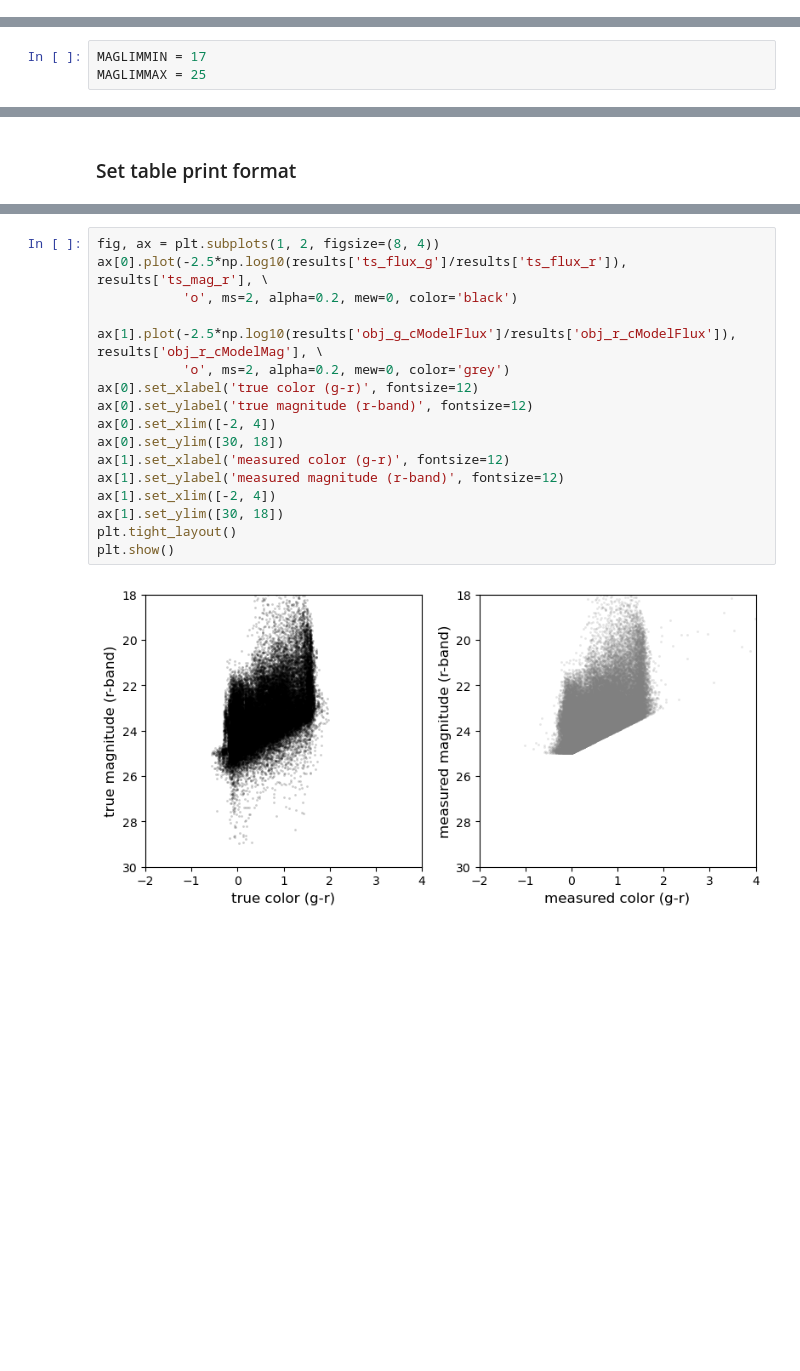
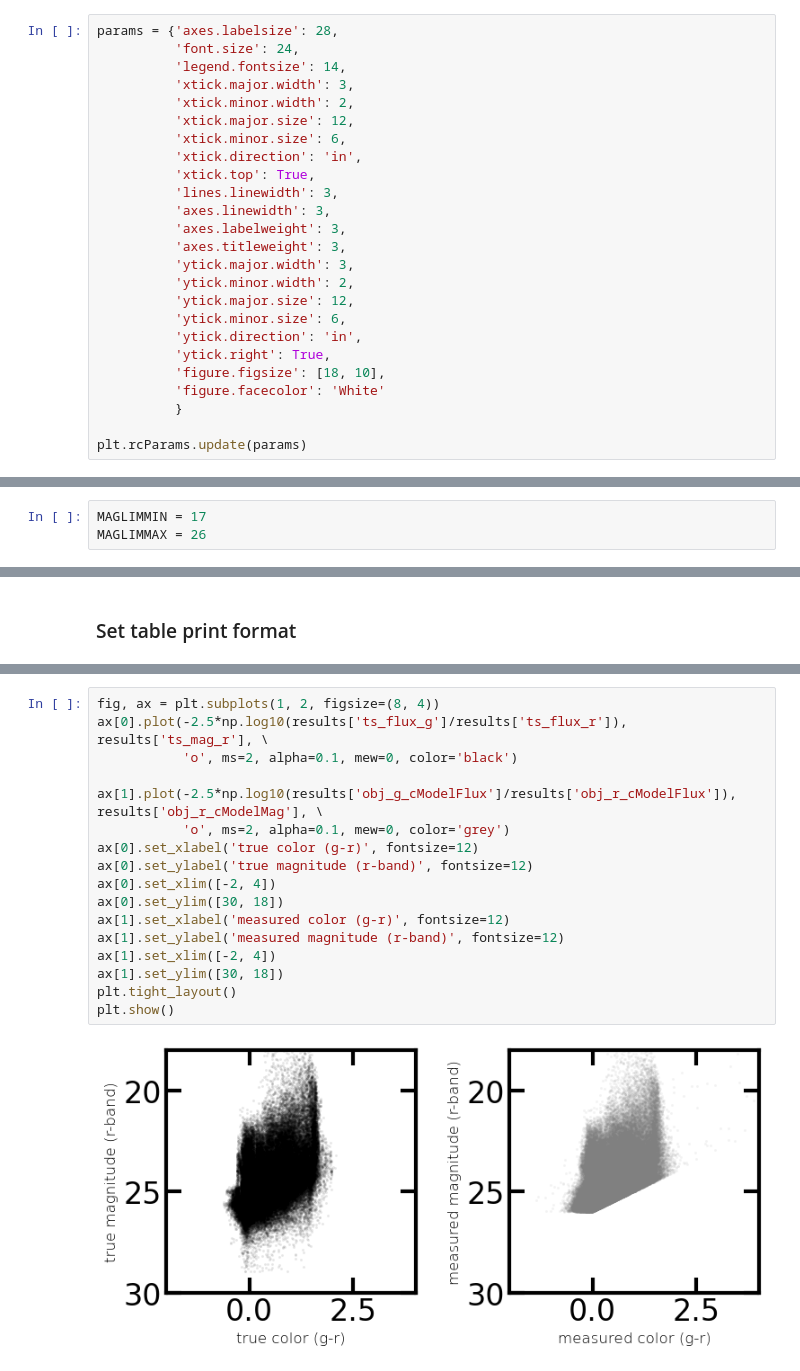
Before and after one commit to rubin-dp0/delegate-contributions-dp02, a Jupyter notebook: photoz/MLScikitL_Estimator/01_MLscikitL_PhotoZSimple_GetData.ipynb, the cells around one changed output, grey strips where cells are left out. Saved outputs shown, nothing was run; the diff lists cells and outputs as text; blank space fills up the shorter version.

```diff
--- a/photoz/MLScikitL_Estimator/01_MLscikitL_PhotoZSimple_GetData.ipynb
+++ b/photoz/MLScikitL_Estimator/01_MLscikitL_PhotoZSimple_GetData.ipynb
@@ -30 +40,26 @@ pd.set_option('display.max_rows', 200)
+# %%
+params = {'axes.labelsize': 28,
+          'font.size': 24,
+          'legend.fontsize': 14,
+          'xtick.major.width': 3,
+          'xtick.minor.width': 2,
+          'xtick.major.size': 12,
+          'xtick.minor.size': 6,
+          'xtick.direction': 'in',
+          'xtick.top': True,
+          'lines.linewidth': 3,
+          'axes.linewidth': 3,
+          'axes.labelweight': 3,
+          'axes.titleweight': 3,
+          'ytick.major.width': 3,
+          'ytick.minor.width': 2,
+          'ytick.major.size': 12,
+          'ytick.minor.size': 6,
+          'ytick.direction': 'in',
+          'ytick.right': True,
+          'figure.figsize': [18, 10],
+          'figure.facecolor': 'White'
+          }
+
+plt.rcParams.update(params)
 # %% [markdown]
@@ -46,6 +87,6 @@ use_radius = "0.5"
 # %%
 MAGLIMMIN = 17
-MAGLIMMAX = 25
+MAGLIMMAX = 26
 # %%
 # username
 myusername=getpass.getuser()
@@ -439,22 +697,22 @@ Recall that these plots do not contain data for stars, as only true galaxies wer
 # %%
 fig, ax = plt.subplots(1, 2, figsize=(8, 4))
 ax[0].plot(-2.5*np.log10(results['ts_flux_g']/results['ts_flux_r']), results['ts_mag_r'], \
-           'o', ms=2, alpha=0.2, mew=0, color='black')
+           'o', ms=2, alpha=0.1, mew=0, color='black')
 
 ax[1].plot(-2.5*np.log10(results['obj_g_cModelFlux']/results['obj_r_cModelFlux']), results['obj_r_cModelMag'], \
-           'o', ms=2, alpha=0.2, mew=0, color='grey')
+           'o', ms=2, alpha=0.1, mew=0, color='grey')
 ax[0].set_xlabel('true color (g-r)', fontsize=12)
 ax[0].set_ylabel('true magnitude (r-band)', fontsize=12)
 ax[0].set_xlim([-2, 4])
 ax[0].set_ylim([30, 18])
 ax[1].set_xlabel('measured color (g-r)', fontsize=12)
 ax[1].set_ylabel('measured magnitude (r-band)', fontsize=12)
 ax[1].set_xlim([-2, 4])
 ax[1].set_ylim([30, 18])
 plt.tight_layout()
 plt.show()
 # %% [output]
-[figure, old version]
+[figure, new version]
 # %%
 fig, ax = plt.subplots(1, 2, figsize=(8, 4))
 ax[0].plot(-2.5*np.log10(results['ts_flux_i']/results['ts_flux_z']), results['ts_mag_r'], \
```
Also changed, not shown: parts of 68 cells of this notebook, 1 other file.
